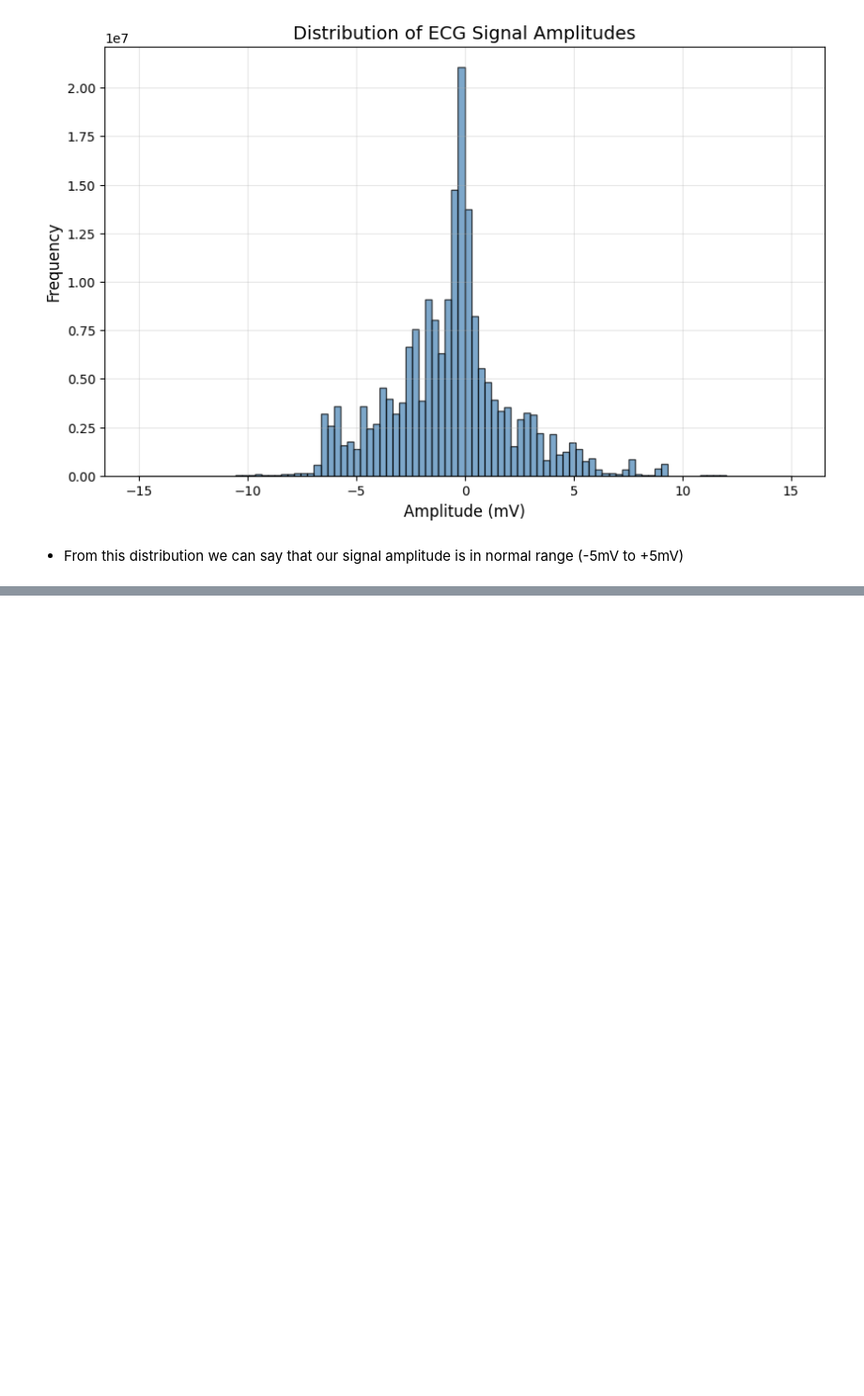
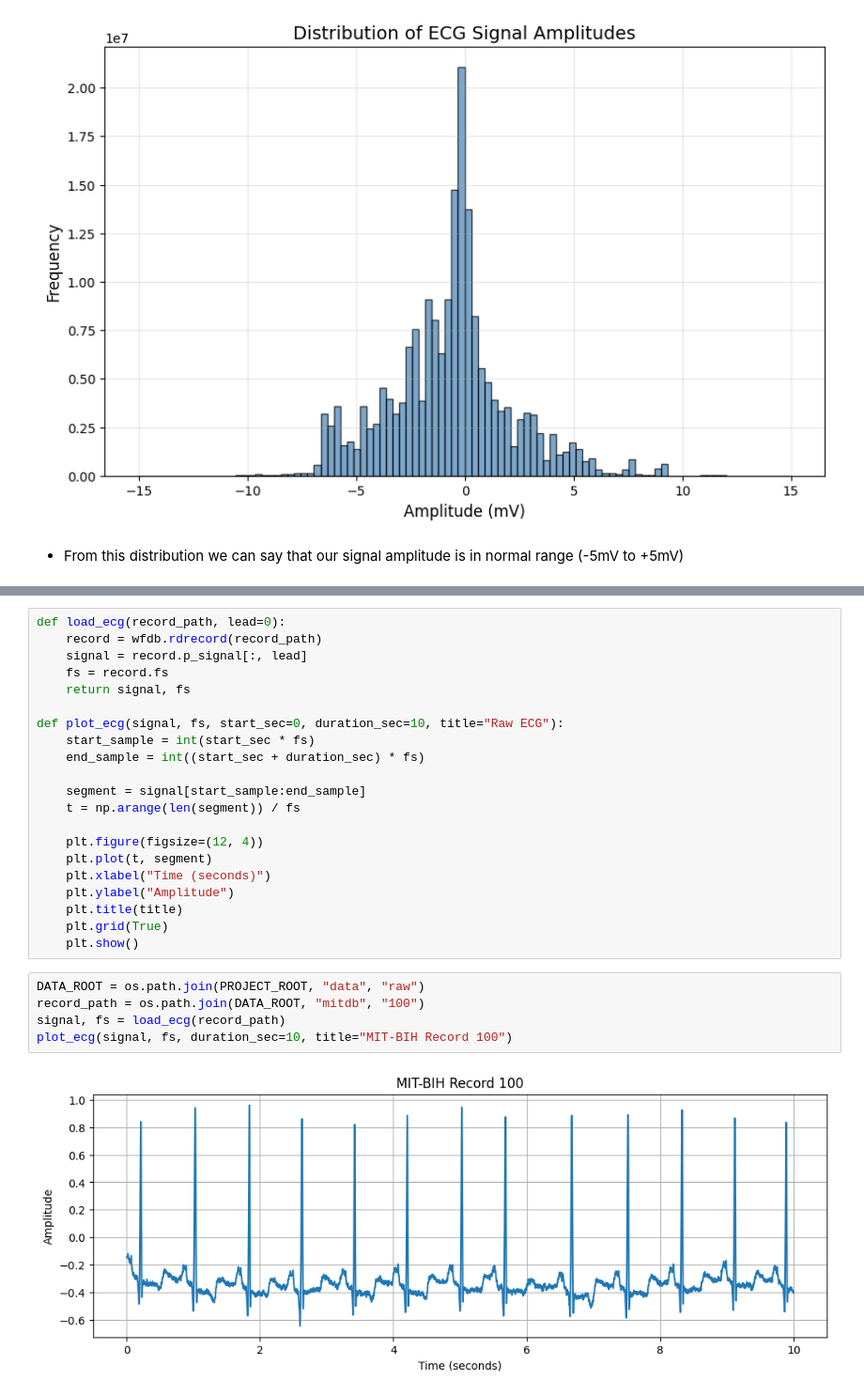
Before and after one commit to fodilayadi16-coder/ecg_project, a Jupyter notebook: notebooks/EDA.ipynb, the cells around one changed output, grey strips where cells are left out. Shown at 94% size. Drawn from its saved outputs; the diff is of its cells as text; blank space fills up the shorter version.

```diff
--- a/notebooks/EDA.ipynb
+++ b/notebooks/EDA.ipynb
@@ -164,0 +192,28 @@ plt.show()
+# %%
+def load_ecg(record_path, lead=0):
+    record = wfdb.rdrecord(record_path)
+    signal = record.p_signal[:, lead]
+    fs = record.fs
+    return signal, fs
+
+def plot_ecg(signal, fs, start_sec=0, duration_sec=10, title="Raw ECG"):
+    start_sample = int(start_sec * fs)
+    end_sample = int((start_sec + duration_sec) * fs)
+
+    segment = signal[start_sample:end_sample]
+    t = np.arange(len(segment)) / fs
+
+    plt.figure(figsize=(12, 4))
+    plt.plot(t, segment)
+    plt.xlabel("Time (seconds)")
+    plt.ylabel("Amplitude")
+    plt.title(title)
+    plt.grid(True)
+    plt.show()
+# %%
+DATA_ROOT = os.path.join(PROJECT_ROOT, "data", "raw")
+record_path = os.path.join(DATA_ROOT, "mitdb", "100")
+signal, fs = load_ecg(record_path)
+plot_ecg(signal, fs, duration_sec=10, title="MIT-BIH Record 100")
+# %% [output]
+[figure, added]
```
Also changed, not shown: parts of 14 cells of this notebook.
